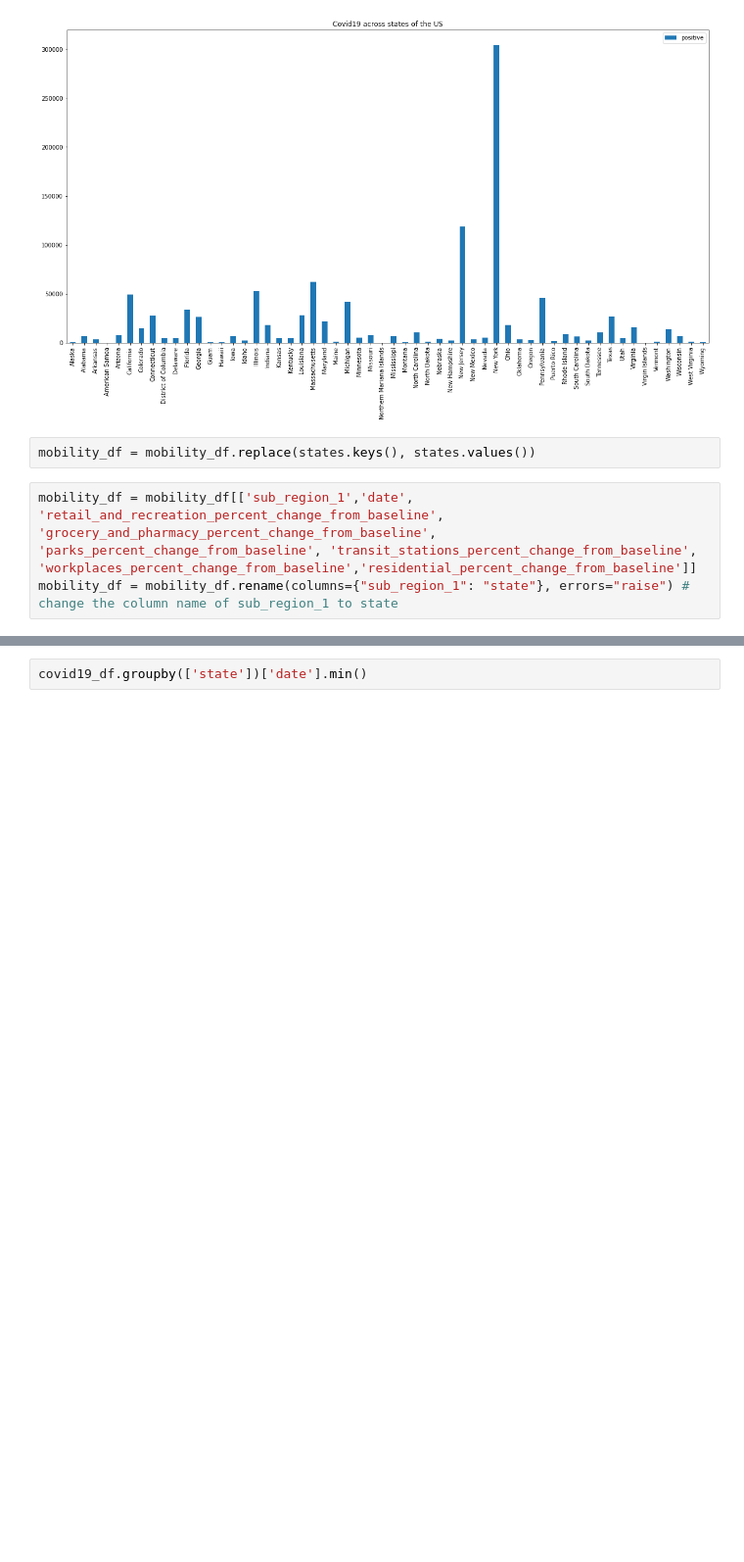
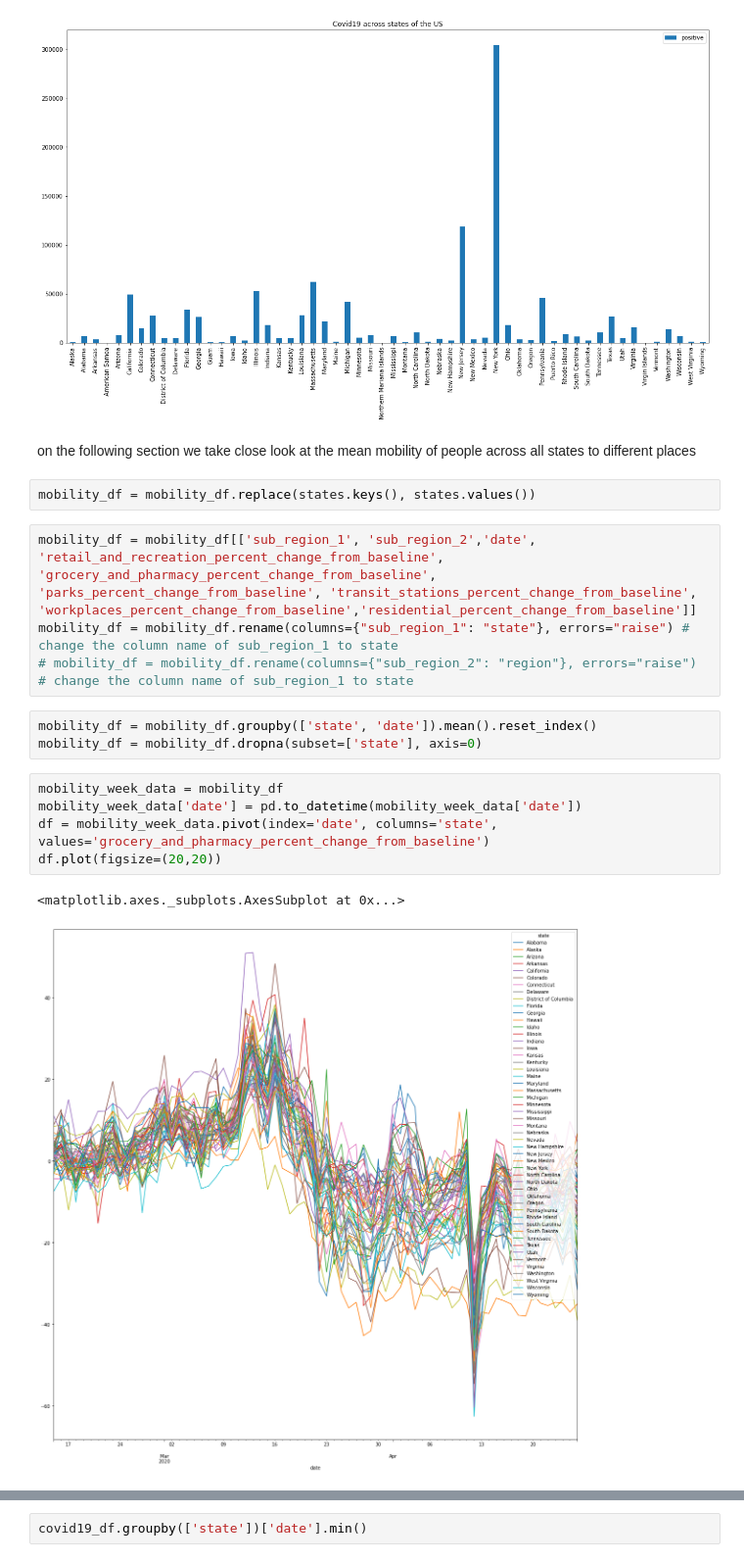
Before and after one commit to dagisky/ML_Porjects, a Jupyter notebook: Covid19GoogleDs.ipynb, the cells around one changed output, grey strips where cells are left out. Shown at 98% size. Drawn from its saved outputs; the diff is of its cells as text; blank space fills up the shorter version.

Commit message:
mobility vs covid19

```diff
--- a/Covid19GoogleDs.ipynb
+++ b/Covid19GoogleDs.ipynb
@@ -195,11 +186,25 @@ plt.title("Covid19 across states of the US")
 # %% [output]
 Text(0.5, 1.0, 'Covid19 across states of the US')
 [figure]
+# %% [markdown]
+on the following section we take close look at the mean mobility of people across all states to different places
 # %%
 mobility_df = mobility_df.replace(states.keys(), states.values())
 # %%
-mobility_df = mobility_df[['sub_region_1','date', 'retail_and_recreation_percent_change_from_baseline', 'grocery_and_pharmacy_percent_change_from_baseline', 'parks_percent_change_from_baseline', 'transit_stations_percent_change_from_baseline', 'workplaces_percent_change_from_baseline','residential_percent_change_from_baseline']]
+mobility_df = mobility_df[['sub_region_1', 'sub_region_2','date', 'retail_and_recreation_percent_change_from_baseline', 'grocery_and_pharmacy_percent_change_from_baseline', 'parks_percent_change_from_baseline', 'transit_stations_percent_change_from_baseline', 'workplaces_percent_change_from_baseline','residential_percent_change_from_baseline']]
 mobility_df = mobility_df.rename(columns={"sub_region_1": "state"}, errors="raise") # change the column name of sub_region_1 to state
+# mobility_df = mobility_df.rename(columns={"sub_region_2": "region"}, errors="raise") # change the column name of sub_region_1 to state
+# %%
+mobility_df = mobility_df.groupby(['state', 'date']).mean().reset_index()
+mobility_df = mobility_df.dropna(subset=['state'], axis=0)
+# %%
+mobility_week_data = mobility_df
+mobility_week_data['date'] = pd.to_datetime(mobility_week_data['date'])
+df = mobility_week_data.pivot(index='date', columns='state', values='grocery_and_pharmacy_percent_change_from_baseline')
+df.plot(figsize=(20,20))
+# %% [output]
+<matplotlib.axes._subplots.AxesSubplot at 0x...>
+[figure, added]
 # %%
 mobility_week_data = mobility_df
 mobility_week_data['date'] = pd.to_datetime(mobility_week_data['date'])
```
Also changed, not shown: parts of 31 cells of this notebook.
